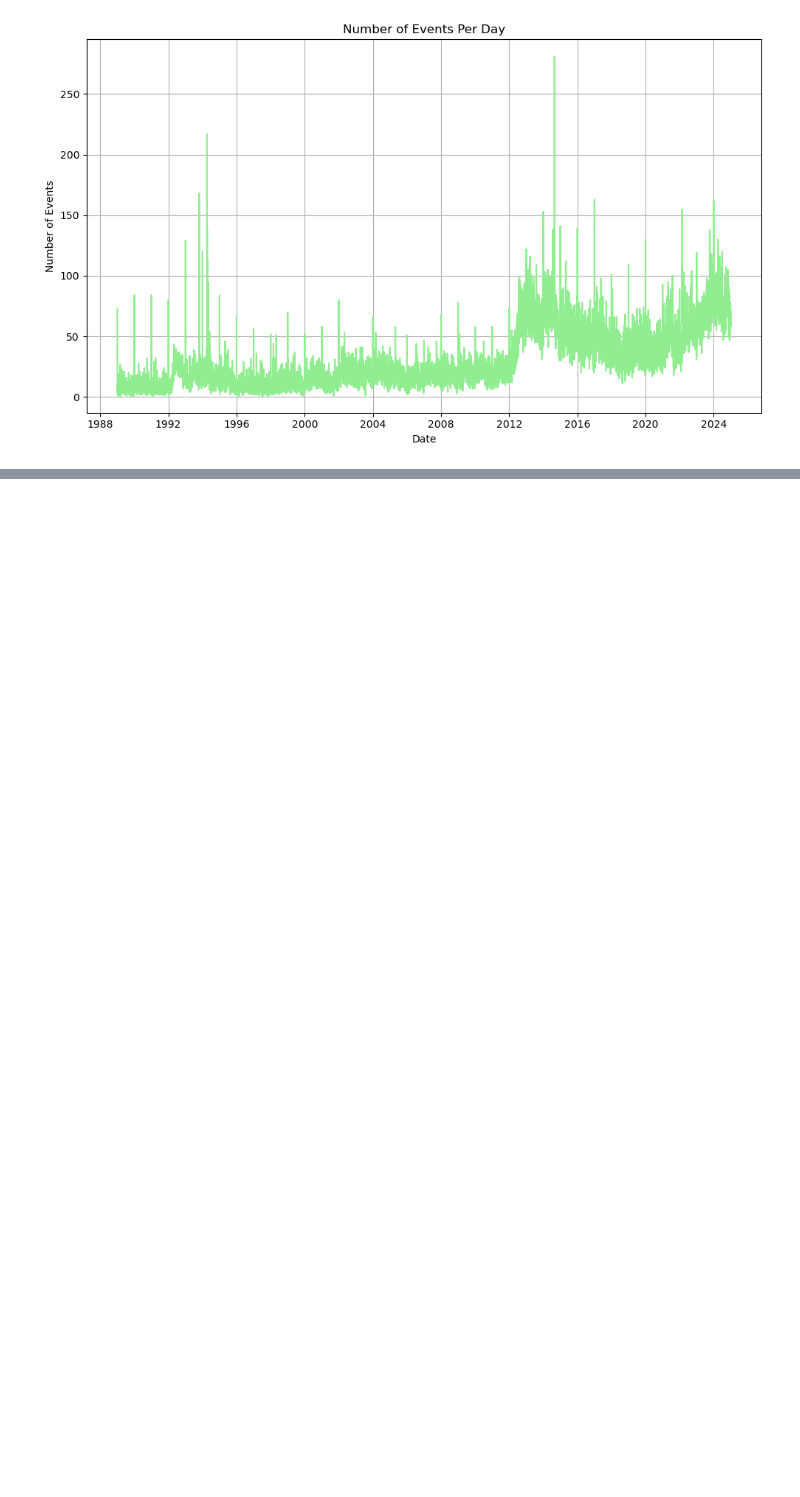
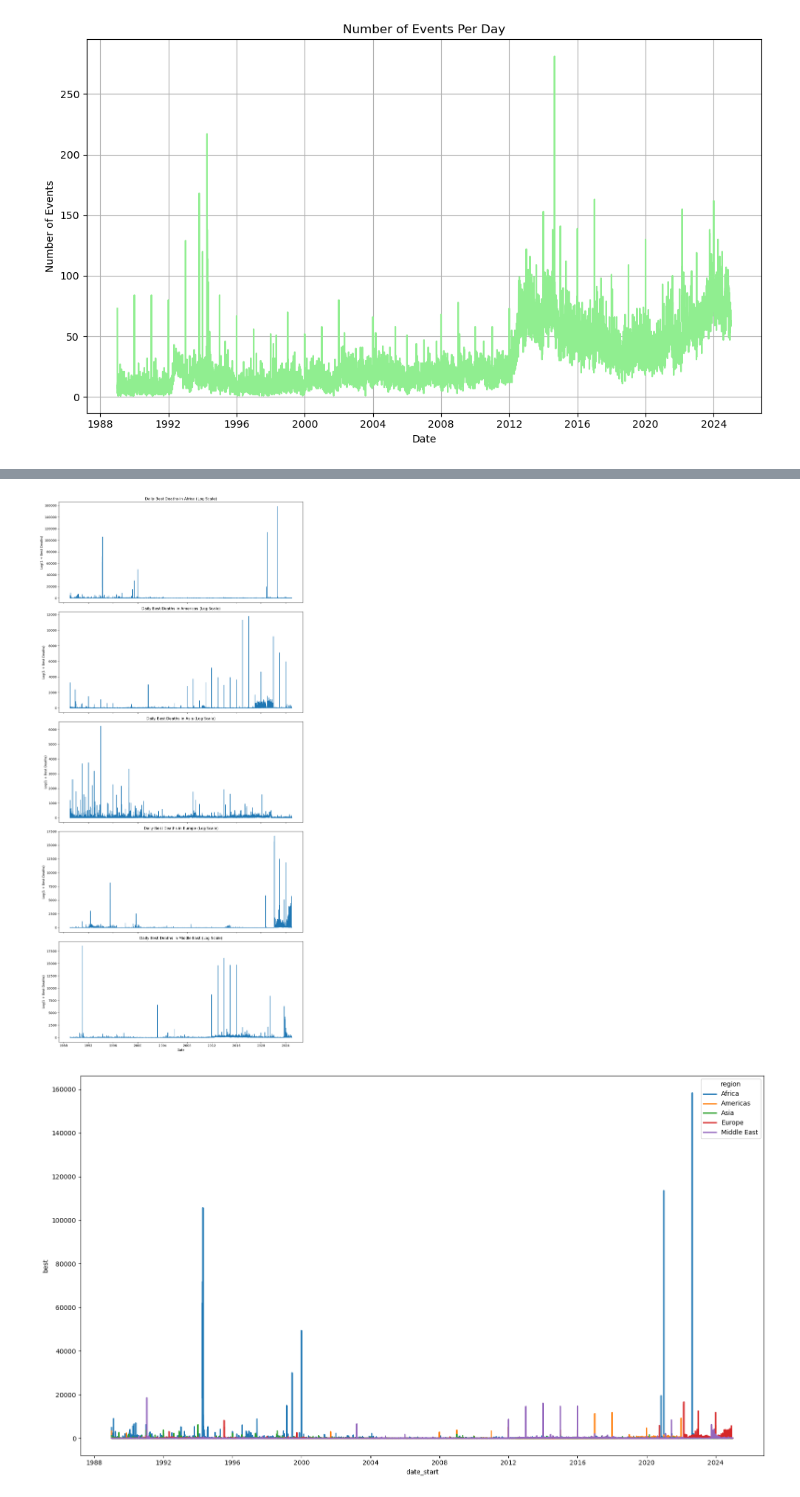
Before and after one commit to X57FI8W9S/TP1_EDA_GEDEvent, a Jupyter notebook: notebooks/TP1_EDA_GEDEvent.ipynb, the cells around one changed output, grey strips where cells are left out. Cells and saved outputs as stored; diff of their text form; code cells hidden in the pictures; blank space fills up the shorter version.

```diff
--- a/notebooks/TP1_EDA_GEDEvent.ipynb
+++ b/notebooks/TP1_EDA_GEDEvent.ipynb
@@ -346,0 +291,63 @@ plt.show()
+# %%
+
+daily_deaths_by_region = GEDEvent.groupby(['region', 'date_start'])['best'].sum().reset_index()
+
+# Apply log1p transformation for the 'best' deaths.
+# np.log1p(x) calculates log(1+x), which is useful for data that includes zero values,
+# as log(0) is undefined. This ensures all data points are included in the log scale plot.
+daily_deaths_by_region['best_log_scale'] = np.log1p(daily_deaths_by_region['best'])
+
+# --- Plotting ---
+# Get unique regions to create a separate plot for each
+regions = daily_deaths_by_region['region'].unique()
+
+# Determine the number of rows for subplots based on the number of unique regions
+n_regions = len(regions)
+fig, axes = plt.subplots(nrows=n_regions, ncols=1, figsize=(12, 5 * n_regions), sharex=True)
+
+
+
+# Iterate through each region and create a line plot
+for i, region in enumerate(regions):
+    # Filter data for the current region
+    region_data = daily_deaths_by_region[daily_deaths_by_region['region'] == region]
+
+    # Create the line plot using seaborn
+    sns.lineplot(data=region_data, x='date_start', y='best', ax=axes[i])
+
+    # Set plot title and labels
+    axes[i].set_title(f'Daily Best Deaths in {region} (Log Scale)')
+    axes[i].set_ylabel('Log(1 + Best Deaths)')
+    axes[i].set_xlabel('Date')
+
+# Adjust layout to prevent titles/labels from overlapping
+plt.tight_layout()
+plt.show()
+
+
+
+
+# Group by region and resample to monthly sum of 'best' deaths
+# We use .to_period('M').to_timestamp() to get the first day of the month for plotting convenience
+monthly_deaths_by_region = GEDEvent.groupby('region').resample('M', on='date_start')['best'].sum().reset_index()
+monthly_deaths_by_region['date_start'] = monthly_deaths_by_region['date_start'].dt.to_period('M').dt.to_timestamp()
+
+
+# Sort by date_start within each region
+daily_deaths_by_region = daily_deaths_by_region.sort_values(by=['region', 'date_start'])
+
+
+# --- Plotting ---
+plt.figure(figsize=(16, 9))
+
+# Create a single line plot using seaborn, with 'region' as the hue
+# Set errorbar=None to remove the confidence interval ribbon
+sns.lineplot(data=daily_deaths_by_region, x='date_start', y='best', hue='region', linewidth=2)
+
+
+
+plt.tight_layout()
+plt.show()
+# %% [output]
+[figure, added]
+[figure, added]
```
Also changed, not shown: parts of 1 cell of this notebook.
